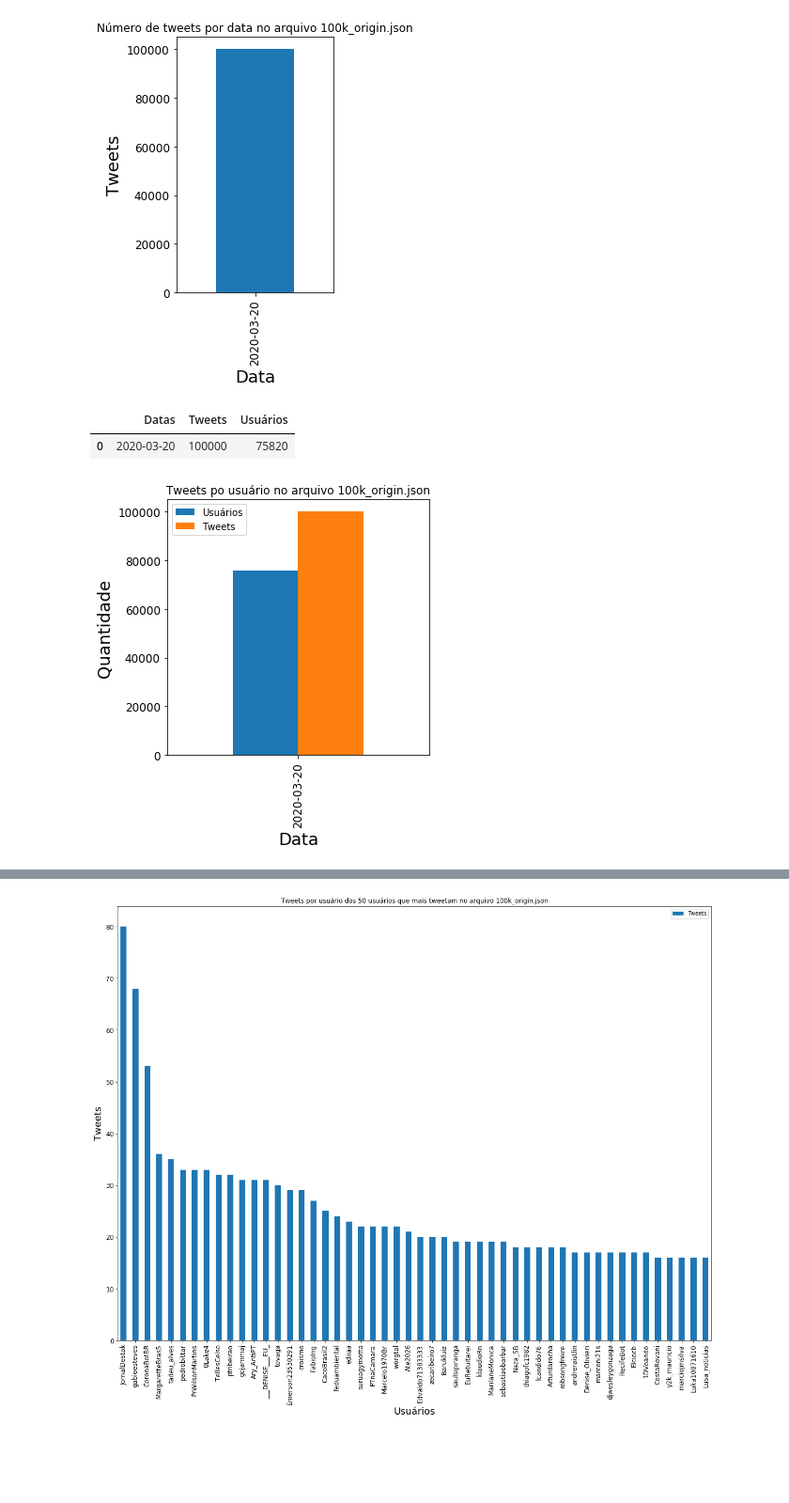
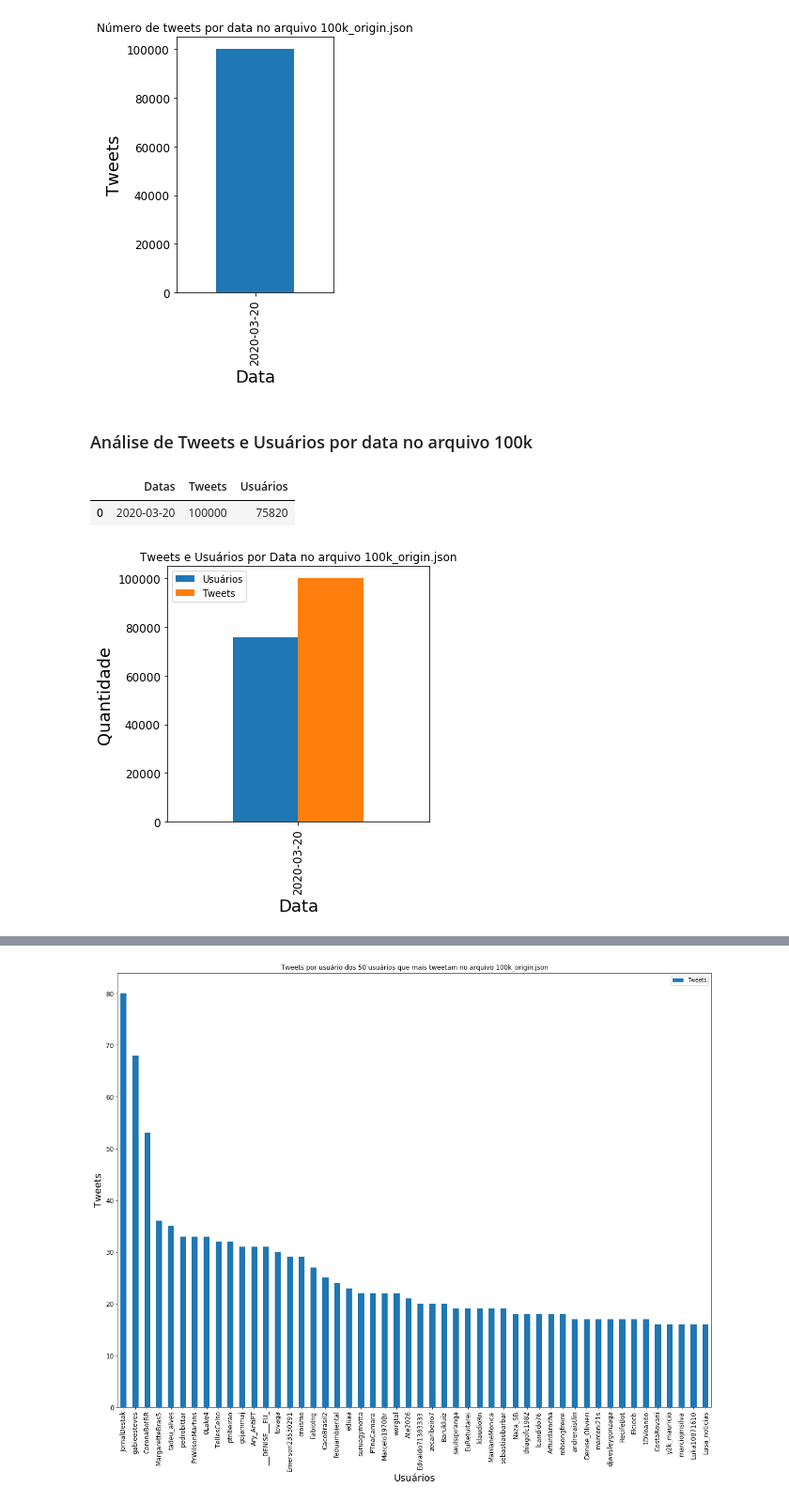
Before and after one commit to larissafv/squad5, a Jupyter notebook: Dados_GIsele/Limpos_Giselle.ipynb, the cells around one changed output, grey strips where cells are left out. Shown at 94% size. Drawn from its saved outputs; the diff is of its cells as text; code cells hidden in the pictures; blank space fills up the shorter version.

```diff
--- a/Dados_GIsele/Limpos_Giselle.ipynb
+++ b/Dados_GIsele/Limpos_Giselle.ipynb
@@ -149,6 +156,8 @@ grafico_barras.set_xlabel("Data",fontsize=18)
 plt.show()
 # %% [output]
 [figure]
+# %% [markdown]
+### Análise de Tweets e Usuários por data no arquivo 100k
 # %%
 tweets = pd.DataFrame(tweets_por_data.copy())
 tweets['Usuários'] = usuarios_por_data
@@ -158,12 +167,12 @@ tweets
 |  | Datas | Tweets | Usuários |
 | 0 | 2020-03-20 | 100000 | 75820 |
 # %%
-grafico_barras = tweets.plot(x ='Datas', y=['Usuários','Tweets'], kind='bar', title ="Tweets po usuário no arquivo 100k_origin.json",figsize=(5,5),legend=True, fontsize=12)
+grafico_barras = tweets.plot(x ='Datas', y=['Usuários','Tweets'], kind='bar', title ="Tweets e Usuários por Data no arquivo 100k_origin.json",figsize=(5,5),legend=True, fontsize=12)
 grafico_barras.set_xlabel("Data",fontsize=18)
 grafico_barras.set_ylabel("Quantidade",fontsize=18)
 
 plt.yscale("linear")
 plt.show()
 # %% [output]
-[figure, old version]
+[figure, new version]
 # %%
```
Also changed, not shown: parts of 22 cells of this notebook.
